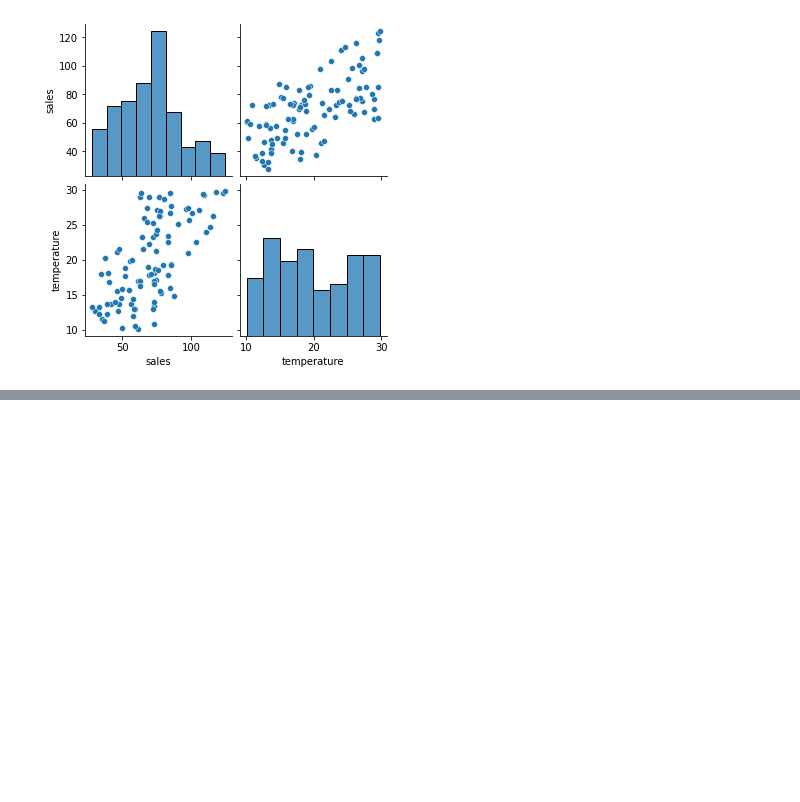
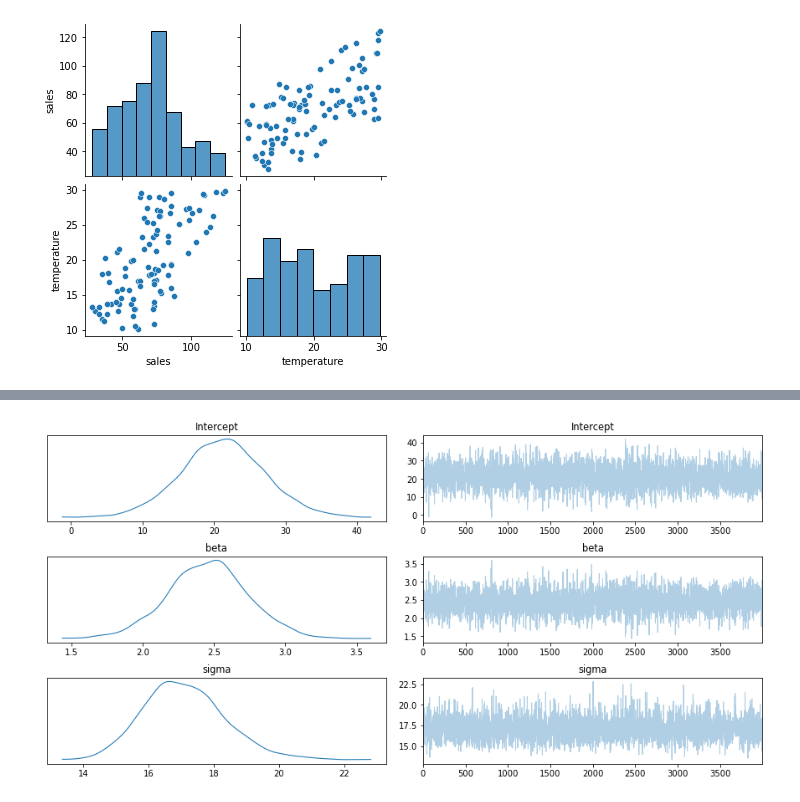
Before and after one commit to YusukeHayashiii/zissen_datascience_python, a Jupyter notebook: 3-2_単回帰モデル.ipynb, the cells around one changed output, grey strips where cells are left out. Cells and saved outputs as stored; diff of their text form; code cells hidden in the pictures; blank space fills up the shorter version.

```diff
--- a/3-2_単回帰モデル.ipynb
+++ b/3-2_単回帰モデル.ipynb
@@ -108,0 +79,5 @@ CompileError: command 'C:\\Program Files (x86)\\Microsoft Visual Studio\\2019\\B
+# %%
+# 結果の抽出
+mcmc_sample = mcmc_result.extract(permuted=True)
+
+print(mcmc_sample)
@@ -108,0 +90,6 @@ CompileError: command 'C:\\Program Files (x86)\\Microsoft Visual Studio\\2019\\B
+# %%
+# 可視化
+az.plot_trace(data=mcmc_sample, var_names=['Intercept', 'beta', 'sigma'], combined=False)
+plt.show()
+# %% [output]
+[figure, added]
```
Also changed, not shown: parts of 10 cells of this notebook, 5 other files.
